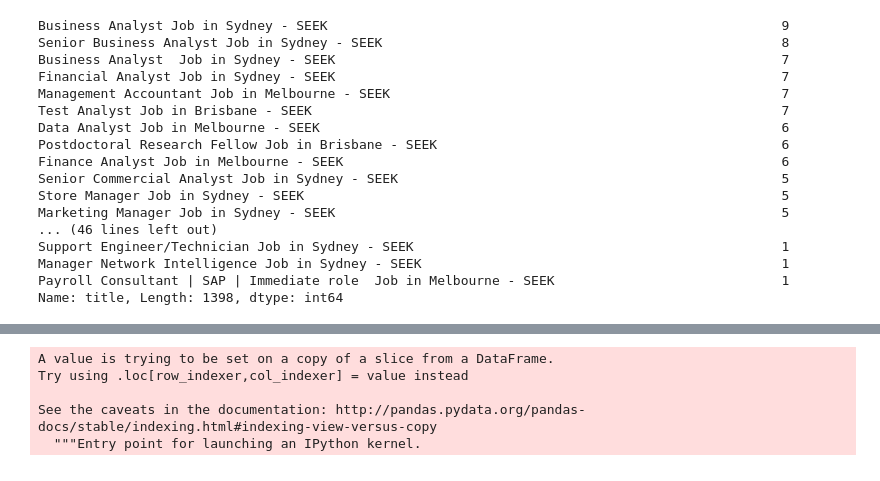
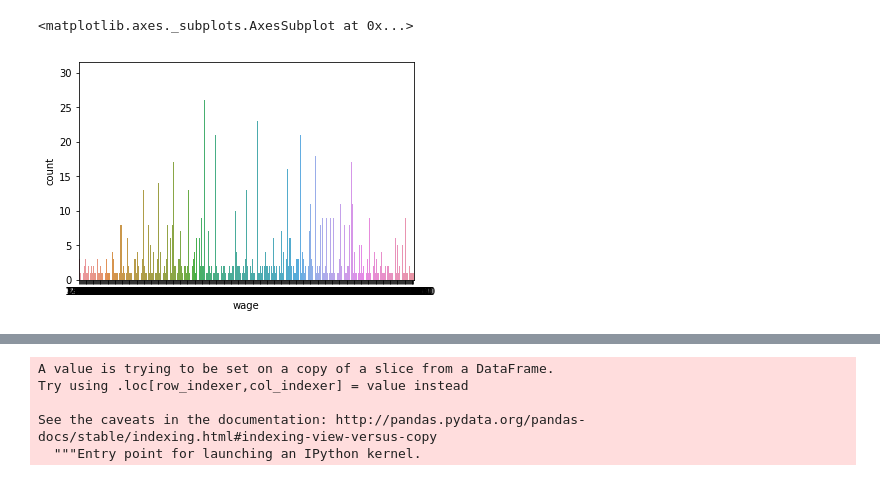
Before and after one commit to sealbamboo/DSme, a Jupyter notebook: Pro4/Step 4 -- Clean wage column.ipynb, the cells around one changed output, grey strips where cells are left out. Drawn from its saved outputs; the diff is of its cells as text; code cells hidden in the pictures.

```diff
--- a/Pro4/Step 4 -- Clean wage column.ipynb
+++ b/Pro4/Step 4 -- Clean wage column.ipynb
@@ -291,23 +291,8 @@ sns.countplot(x='type_empl',data=frame1)
-# %%
-frame1['title'].value_counts()
-# %% [output]
-Business Analyst Job in Sydney - SEEK                                                          9
-Senior Business Analyst Job in Sydney - SEEK                                                   8
-Business Analyst  Job in Sydney - SEEK                                                         7
-Financial Analyst Job in Sydney - SEEK                                                         7
-Management Accountant Job in Melbourne - SEEK                                                  7
-Test Analyst Job in Brisbane - SEEK                                                            7
-Data Analyst Job in Melbourne - SEEK                                                           6
-Postdoctoral Research Fellow Job in Brisbane - SEEK                                            6
-Finance Analyst Job in Melbourne - SEEK                                                        6
-Senior Commercial Analyst Job in Sydney - SEEK                                                 5
-Store Manager Job in Sydney - SEEK                                                             5
-Marketing Manager Job in Sydney - SEEK                                                         5
-... (46 lines left out)
-Support Engineer/Technician Job in Sydney - SEEK                                               1
-Manager Network Intelligence Job in Sydney - SEEK                                              1
-Payroll Consultant | SAP | Immediate role  Job in Melbourne - SEEK                             1
-Name: title, Length: 1398, dtype: int64
+# %%
+sns.countplot(x='wage',data=frame1, orient='v')
+# %% [output]
+<matplotlib.axes._subplots.AxesSubplot at 0x...>
+[figure, added]
 # %%
 frame1['wage'].value_counts()
 # %% [output]
```
Also changed, not shown: parts of 13 cells of this notebook, 1 other file.
